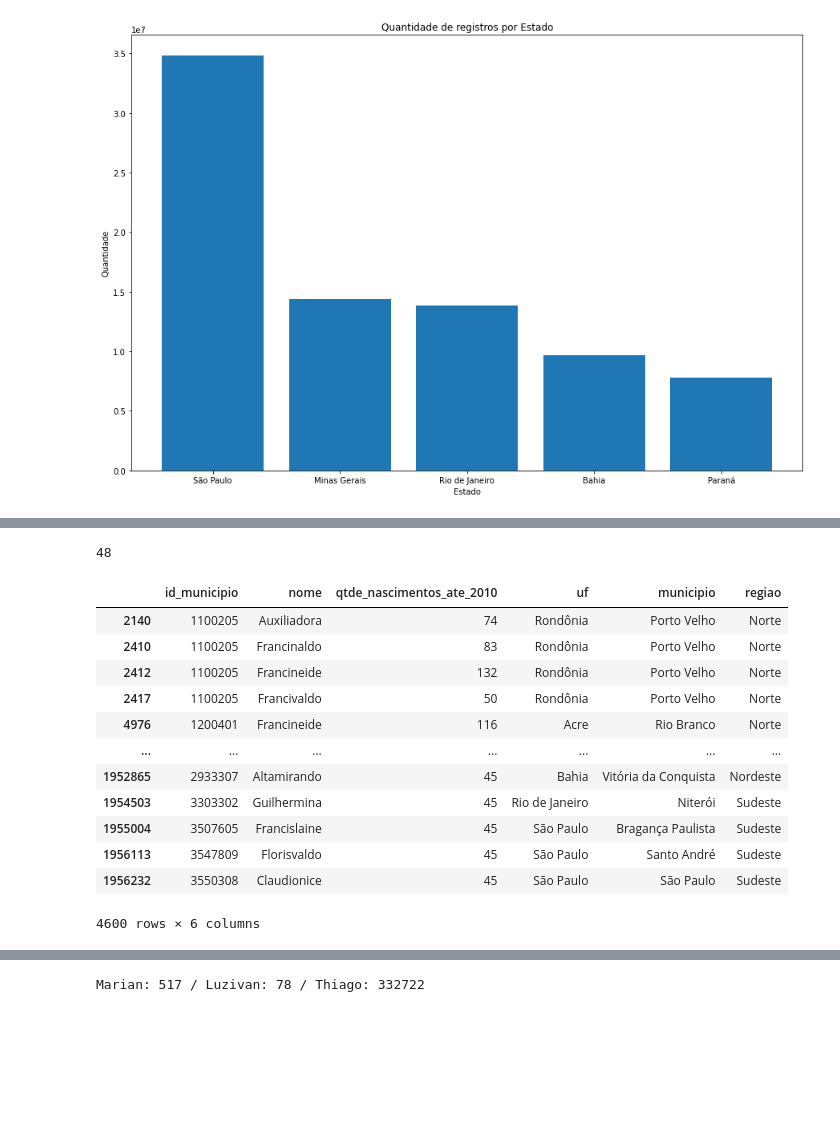
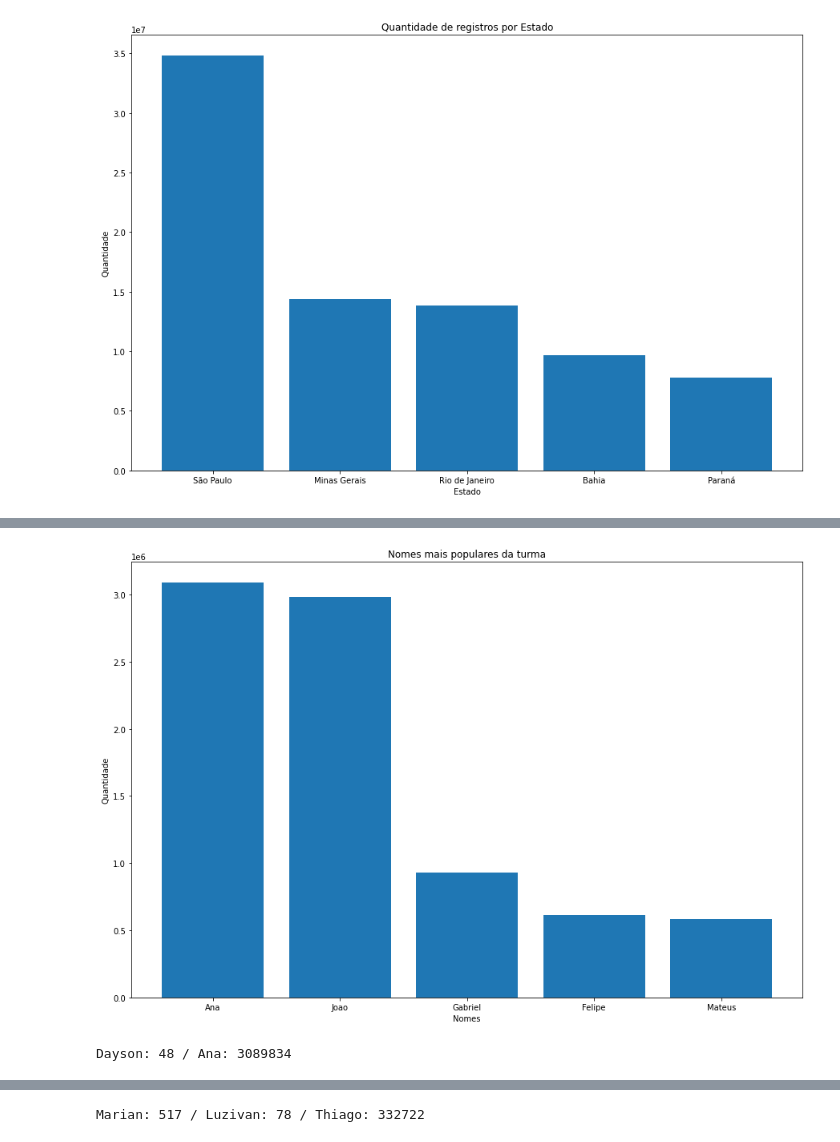
Before and after one commit to tsffarias/ibge-nomes-brasil, a Jupyter notebook: Projeto_Módulo_4.ipynb, the cells around one changed output, grey strips where cells are left out. Saved outputs shown, nothing was run; the diff lists cells and outputs as text; code cells hidden in the pictures; blank space fills up the shorter version.

Commit message:
Adicionando análise dos nomes mais populares do vamoAI

```diff
--- a/Projeto_Módulo_4.ipynb
+++ b/Projeto_Módulo_4.ipynb
@@ -363,23 +452,22 @@ plt.show()
+# %%
+nomes_populares = nomes_sala[:5]
+# %%
+# gráfico top 5 nomes mais populares da turma
+plt.figure(figsize=[15, 10])
+plt.title('Nomes mais populares da turma')
+
+plt.bar(nomes_populares['nome'], nomes_populares['quantidade'])
+
+plt.xlabel('Nomes')
+plt.ylabel('Quantidade')
+
+plt.show()
+# %% [output]
+[figure, added]
 # %%
-# nome Dayson
+# quantidade de pessoas com o mesmo nome dos facilitadores
 qtd_dayson = dataset_nomes_brasil.groupby('nome').qtde_nascimentos_ate_2010.sum()['Dayson']
-qtd_dayson
+qtd_ana = dataset_nomes_brasil.groupby('nome').qtde_nascimentos_ate_2010.sum()['Ana']
+print(f'Dayson: {qtd_dayson} / Ana: {qtd_ana}')
 # %% [output]
-48
+Dayson: 48 / Ana: 3089834
-# %%
-# nomes com o maior comprimento (len)
-dataset_nomes_brasil[dataset_nomes_brasil['nome'].str.len() >= 11]
-# %% [output]
-|  | id_municipio | nome | qtde_nascimentos_ate_2010 | uf | municipio | regiao |
-| 2140 | 1100205 | Auxiliadora | 74 | Rondônia | Porto Velho | Norte |
-| 2410 | 1100205 | Francinaldo | 83 | Rondônia | Porto Velho | Norte |
-| 2412 | 1100205 | Francineide | 132 | Rondônia | Porto Velho | Norte |
-| 2417 | 1100205 | Francivaldo | 50 | Rondônia | Porto Velho | Norte |
-| 4976 | 1200401 | Francineide | 116 | Acre | Rio Branco | Norte |
-| ... | ... | ... | ... | ... | ... | ... |
-| 1952865 | 2933307 | Altamirando | 45 | Bahia | Vitória da Conquista | Nordeste |
-| 1954503 | 3303302 | Guilhermina | 45 | Rio de Janeiro | Niterói | Sudeste |
-| 1955004 | 3507605 | Francislaine | 45 | São Paulo | Bragança Paulista | Sudeste |
-| 1956113 | 3547809 | Florisvaldo | 45 | São Paulo | Santo André | Sudeste |
-| 1956232 | 3550308 | Claudionice | 45 | São Paulo | São Paulo | Sudeste |
-4600 rows × 6 columns
```
Also changed, not shown: parts of 12 cells of this notebook.
